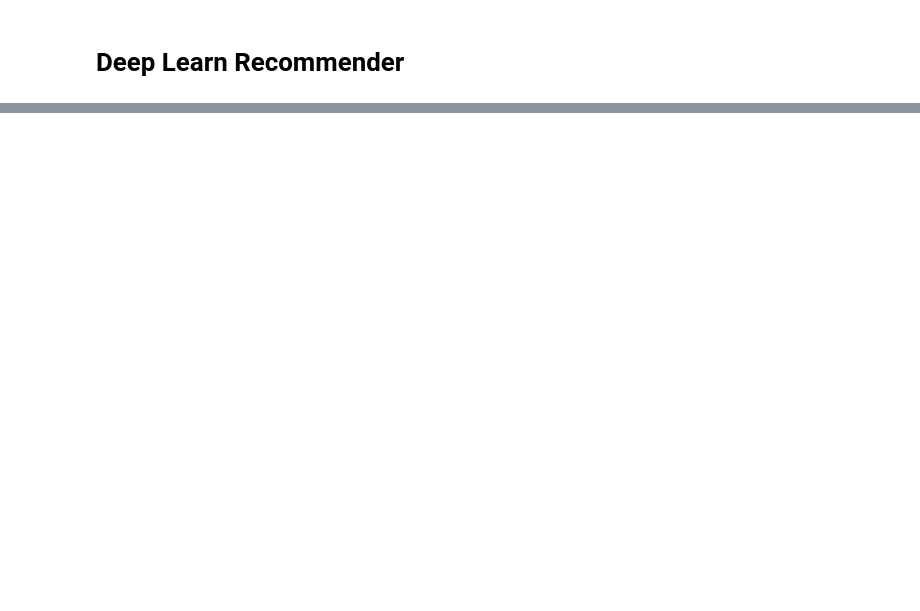
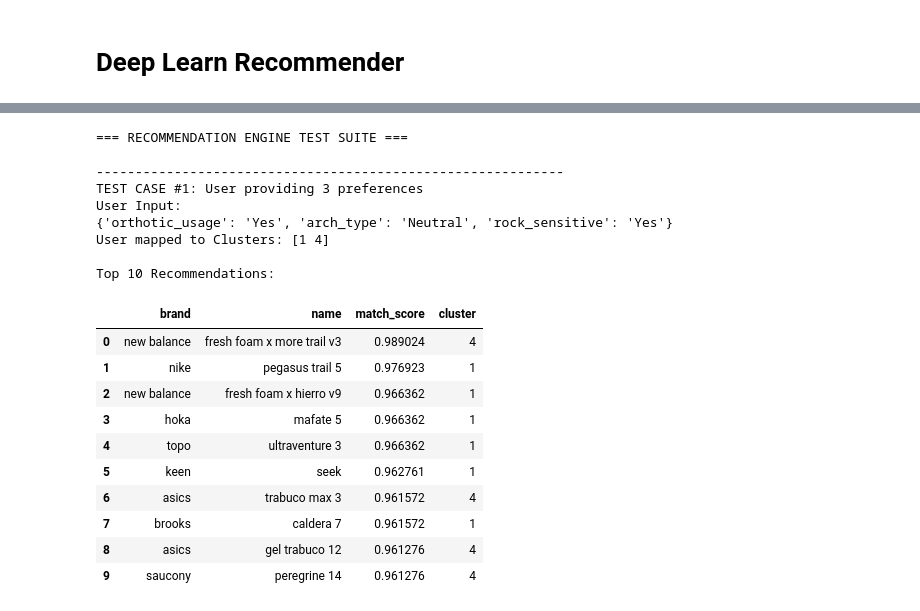
Before and after one commit to SONIX-Kelompok-6/sonix-ml, a Jupyter notebook: notebooks/modelling/trail_ml.ipynb, the cells around one changed output, grey strips where cells are left out. Saved outputs shown, nothing was run; the diff lists cells and outputs as text; code cells hidden in the pictures; blank space fills up the shorter version.

```diff
--- a/notebooks/modelling/trail_ml.ipynb
+++ b/notebooks/modelling/trail_ml.ipynb
@@ -127,23 +170,20 @@ Range: [0.000000, 1.000000]
 # %%
-# Architecture
 input_dim = X_combined.shape[1]
 encoding_dims = [32, 16, 8]
 
-# Encoder
 input_layer = Input(shape=(input_dim,))
 x = input_layer
 for dim in encoding_dims:
     x = Dense(dim, activation='relu')(x)
     x = BatchNormalization()(x)
-    x = Dropout(0.2)(x)
+    x = Dropout(0.3)(x)
 
 latent = x
 
-# Decoder
 for dim in reversed(encoding_dims[:-1]):
     x = Dense(dim, activation='relu')(x)
     x = BatchNormalization()(x)
-    x = Dropout(0.2)(x)
+    x = Dropout(0.3)(x)
 
 output_layer = Dense(input_dim, activation='sigmoid')(x)
 
@@ -186,9 +233,10 @@ Model: "functional"
 # %%
 history = autoencoder.fit(
     X_combined, X_combined,
-    epochs=200,
-    batch_size=32,
-    validation_split=0.2,
+    epochs=300,
+    batch_size=64,
+    validation_split=0.25,
+    shuffle=False,
     callbacks=[
         callbacks.EarlyStopping(monitor='val_loss', patience=20, restore_best_weights=True),
         callbacks.ReduceLROnPlateau(monitor='val_loss', factor=0.5, patience=10, min_lr=1e-5)
@@ -200,7 +248,6 @@ print(f'Training done!')
 print(f'Final loss: {history.history["loss"][-1]:.6f}')
 print(f'  Val loss: {history.history["val_loss"][-1]:.6f}')
 
-# Get latent representations
 X_latent = encoder.predict(X_combined, verbose=0)
 print(f'Latent space: {X_latent.shape} (8D embeddings)')
 # %% [output]
@@ -817,0 +938,61 @@ for i, count in enumerate(target_counts):
+# %%
+target_counts = [3, 6, 9]
+
+print("=== RECOMMENDATION ENGINE TEST SUITE ===")
+
+for i, count in enumerate(target_counts):
+    print(f"\n{'-'*60}")
+    print(f"TEST CASE #{i+1}: User providing {count} preferences")
+
+    random_input = generate_random_user_input(count)
+    print(f"User Input:\n{random_input}")
+
+    try:
+        recommendations = recommend_shoes_deep_masked(
+            random_input,
+            df,
+            encoder,
+            best_model,
+            binary_cols,
+            continuous_cols,
+            X_combined
+        )
+
+        if not recommendations.empty:
+            print("\nTop 10 Recommendations:")
+            # Get brand, name, cluster from original df using index, add match_score from recommendations
+            result_df = pd.DataFrame({
+                'brand': df.loc[recommendations.index, 'brand'].values,
+                'name': df.loc[recommendations.index, 'name'].values,
+                'match_score': recommendations['match_score'].values,
+                'cluster': df.loc[recommendations.index, 'cluster'].values
+            })
+            display(result_df)
+        else:
+            print("\nNo recommendations found (cluster empty).")
+
+    except NameError:
+        print("\nERROR: Ensure model and preprocessing functions are loaded.")
+    except Exception as e:
+        print(f"\nERROR: {e}")
+# %% [output]
+=== RECOMMENDATION ENGINE TEST SUITE ===
+
+------------------------------------------------------------
+TEST CASE #1: User providing 3 preferences
+User Input:
+{'orthotic_usage': 'Yes', 'arch_type': 'Neutral', 'rock_sensitive': 'Yes'}
+User mapped to Clusters: [1 4]
+
+Top 10 Recommendations:
+|  | brand | name | match_score | cluster |
+| 0 | new balance | fresh foam x more trail v3 | 0.989024 | 4 |
+| 1 | nike | pegasus trail 5 | 0.976923 | 1 |
+| 2 | new balance | fresh foam x hierro v9 | 0.966362 | 1 |
+| 3 | hoka | mafate 5 | 0.966362 | 1 |
+| 4 | topo | ultraventure 3 | 0.966362 | 1 |
+| 5 | keen | seek | 0.962761 | 1 |
+| 6 | asics | trabuco max 3 | 0.961572 | 4 |
+| 7 | brooks | caldera 7 | 0.961572 | 1 |
+| 8 | asics | gel trabuco 12 | 0.961276 | 4 |
+| 9 | saucony | peregrine 14 | 0.961276 | 4 |
```
Also changed, not shown: parts of 45 cells of this notebook, 9 other files.
